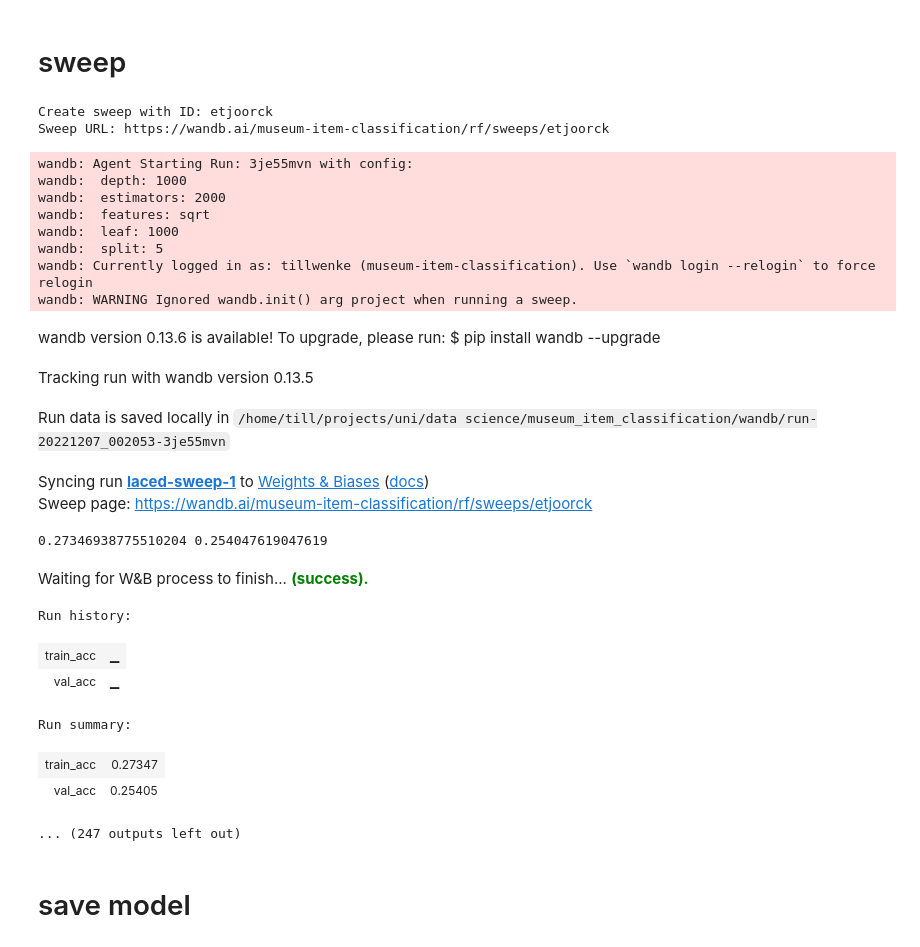
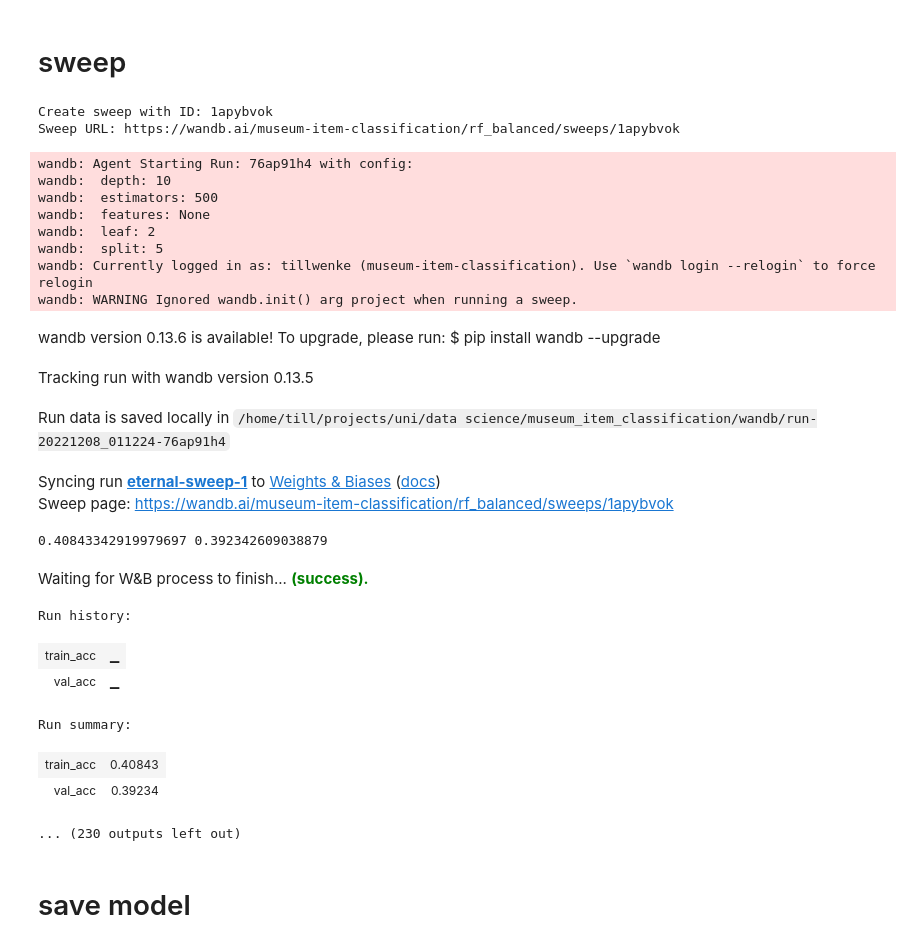
Before and after one commit to tillwenke/museum_item_classification, a Jupyter notebook: random_forest_balanced.ipynb, the cells around one changed output. Cells and saved outputs as stored; diff of their text form; code cells hidden in the pictures.

```diff
--- a/random_forest_balanced.ipynb
+++ b/random_forest_balanced.ipynb
@@ -53,19 +51,20 @@ labels = data.type
 #label_encoder = label_encoder.fit(labels)
 #labels = label_encoder.transform(labels)
 
-#X_train, X_test, y_train, y_test = train_test_split(features, labels, test_size=0.00001, random_state=0)
+X_train, X_test, y_train, y_test = train_test_split(features, labels, test_size=0.3, random_state=0)
 # %% [markdown]
 # setup rf classifier
 # %%
-rfc = RandomForestClassifier(n_estimators=1000)
+rfc = RandomForestClassifier(n_estimators=1000,max_depth=2000,max_features=None,min_samples_leaf=2,min_samples_split=2, random_state=42)
 rfc.fit(features, labels)
 
-#y_pred = rfc.predict(X_test)
-#probs = rfc.predict_proba(X_test)
-#val_acc = accuracy_score(y_test, y_pred)
+y_pred = rfc.predict(X_test)
+probs = rfc.predict_proba(X_test)
+val_acc = accuracy_score(y_test, y_pred)
 
-#y_pred = rfc.predict(X_train)
-#probs = rfc.predict_proba(X_train)
-#train_acc = accuracy_score(y_train, y_pred)
+y_pred = rfc.predict(X_train)
+probs = rfc.predict_proba(X_train)
+train_acc = accuracy_score(y_train, y_pred)
 
-#print(train_acc, val_acc)
+print(train_acc, val_acc)
+#0.9577482659448486 0.9236234458259325
@@ -104,16 +101,16 @@ sweep_configuration = {
     'metric': {'goal': 'maximize', 'name': 'val_acc'},
     'parameters':
     {
-        'split': {'values': [2, 5, 10, 100]},
-        'depth': {'values': [3, 6, 10, 50, 100, 1000]},
-        'leaf': {'values': [2, 6, 10, 50, 100, 1000, 5000]},
-        'estimators': {'values': [200, 500, 1000, 2000]},
-        'features': {'values': [None, 'sqrt', 'log2']},
+        'split': {'values': [2, 5, 7, 10, 12, 15, 20]},
+        'depth': {'values': [3, 6, 10, 50, 100, 500, 1000, 2000]},
+        'leaf': {'values': [2]},
+        'estimators': {'values': [100, 200, 350, 500, 1000, 1500, 2000]},
+        'features': {'values': [None]},
 
      }
 }
 
-project = 'rf'
+project = 'rf_balanced'
 # Initialize sweep by passing in config. (Optional) Provide a name of the project.
 sweep_id = wandb.sweep(sweep=sweep_configuration, project=project)
 
@@ -136,47 +133,47 @@ def main():
 
     y_pred = rfc.predict(X_test)
     val_acc = accuracy_score(y_test, y_pred)
 
     y_pred = rfc.predict(X_train)
     train_acc = accuracy_score(y_train, y_pred)
 
     print(train_acc, val_acc)
 
     # -------------------------- ends here  -------------------------------------
 
 
     wandb.log({
       'train_acc': train_acc,
       'val_acc': val_acc,
     })
 
 # Start sweep job.
 wandb.agent(sweep_id, function=main)
 # %% [output]
-Create sweep with ID: etjoorck
-Sweep URL: https://wandb.ai/museum-item-classification/rf/sweeps/etjoorck
+Create sweep with ID: 1apybvok
+Sweep URL: https://wandb.ai/museum-item-classification/rf_balanced/sweeps/1apybvok
-wandb: Agent Starting Run: 3je55mvn with config:
-wandb:  depth: 1000
-wandb:  estimators: 2000
-wandb:  features: sqrt
-wandb:  leaf: 1000
+wandb: Agent Starting Run: 76ap91h4 with config:
+wandb:  depth: 10
+wandb:  estimators: 500
+wandb:  features: None
+wandb:  leaf: 2
 wandb:  split: 5
 wandb: Currently logged in as: tillwenke (museum-item-classification). Use `wandb login --relogin` to force relogin
 wandb: WARNING Ignored wandb.init() arg project when running a sweep.
 wandb version 0.13.6 is available! To upgrade, please run: $ pip install wandb --upgrade
 Tracking run with wandb version 0.13.5
-Run data is saved locally in /home/till/projects/uni/data science/museum_item_classification/wandb/run-20221207_002053-3je55mvn
+Run data is saved locally in /home/till/projects/uni/data science/museum_item_classification/wandb/run-20221208_011224-76ap91h4
-Syncing run laced-sweep-1 to Weights & Biases (docs)
-Sweep page: https://wandb.ai/museum-item-classification/rf/sweeps/etjoorck
+Syncing run eternal-sweep-1 to Weights & Biases (docs)
+Sweep page: https://wandb.ai/museum-item-classification/rf_balanced/sweeps/1apybvok
-0.27346938775510204 0.254047619047619
+0.40843342919979697 0.392342609038879
 Waiting for W&B process to finish... (success).
 Run history:
 | train_acc | ▁ |
 | val_acc | ▁ |
 Run summary:
-| train_acc | 0.27347 |
-| val_acc | 0.25405 |
+| train_acc | 0.40843 |
+| val_acc | 0.39234 |
-... (247 outputs left out)
+... (230 outputs left out)
 # %% [markdown]
 # save model
 # %%
```
Also changed, not shown: parts of 3 cells of this notebook, 6 other files.
